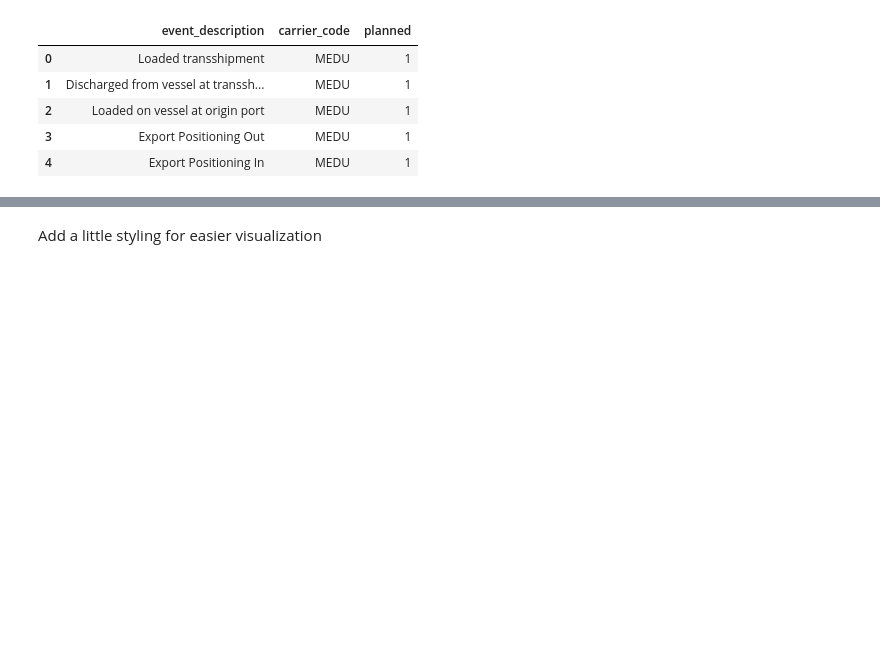
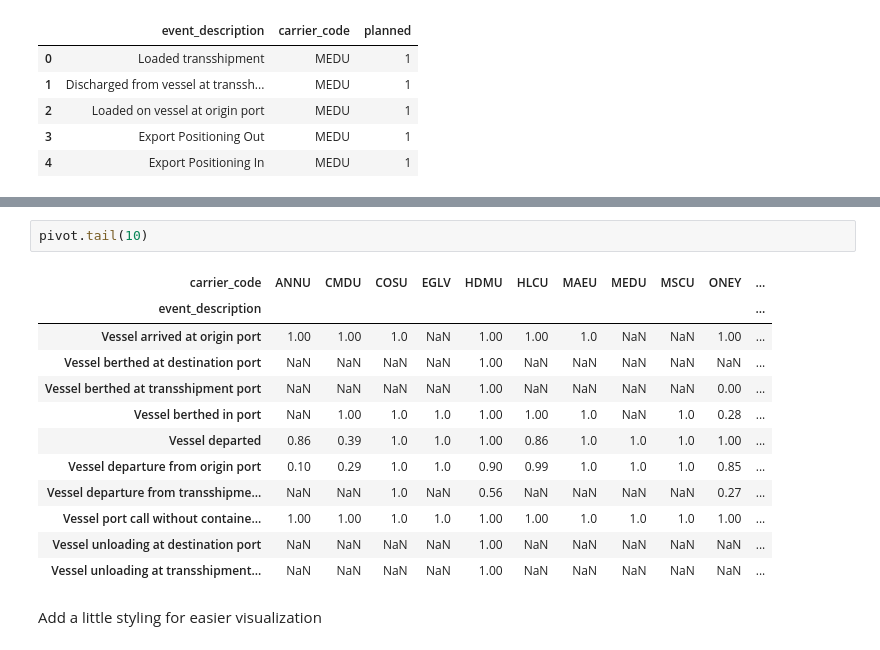
Before and after one commit to kellychin79/challenges, a Jupyter notebook: vizion_data_challenge.ipynb, the cells around one changed output, grey strips where cells are left out. Cells and saved outputs as stored; diff of their text form; blank space fills up the shorter version.

```diff
--- a/vizion_data_challenge.ipynb
+++ b/vizion_data_challenge.ipynb
@@ -241,3 +241,18 @@ pivot
+# %%
+pivot.tail(10)
+# %% [output]
+| carrier_code | ANNU | CMDU | COSU | EGLV | HDMU | HLCU | MAEU | MEDU | MSCU | ONEY | ... |
+| event_description |  |  |  |  |  |  |  |  |  |  | ... |
+| Vessel arrived at origin port | 1.00 | 1.00 | 1.0 | NaN | 1.00 | 1.00 | 1.0 | NaN | NaN | 1.00 | ... |
+| Vessel berthed at destination port | NaN | NaN | NaN | NaN | 1.00 | NaN | NaN | NaN | NaN | NaN | ... |
+| Vessel berthed at transshipment port | NaN | NaN | NaN | NaN | 1.00 | NaN | NaN | NaN | NaN | 0.00 | ... |
+| Vessel berthed in port | NaN | 1.00 | 1.0 | 1.0 | 1.00 | 1.00 | 1.0 | NaN | 1.0 | 0.28 | ... |
+| Vessel departed | 0.86 | 0.39 | 1.0 | 1.0 | 1.00 | 0.86 | 1.0 | 1.0 | 1.0 | 1.00 | ... |
+| Vessel departure from origin port | 0.10 | 0.29 | 1.0 | 1.0 | 0.90 | 0.99 | 1.0 | 1.0 | 1.0 | 0.85 | ... |
+| Vessel departure from transshipme... | NaN | NaN | 1.0 | NaN | 0.56 | NaN | NaN | NaN | NaN | 0.27 | ... |
+| Vessel port call without containe... | 1.00 | 1.00 | 1.0 | 1.0 | 1.00 | 1.00 | 1.0 | 1.0 | 1.0 | 1.00 | ... |
+| Vessel unloading at destination port | NaN | NaN | NaN | NaN | 1.00 | NaN | NaN | NaN | NaN | NaN | ... |
+| Vessel unloading at transshipment... | NaN | NaN | NaN | NaN | 1.00 | NaN | NaN | NaN | NaN | NaN | ... |
 # %% [markdown]
 Add a little styling for easier visualization
 # %%
```
Also changed, not shown: parts of 5 cells of this notebook, 1 other file.
